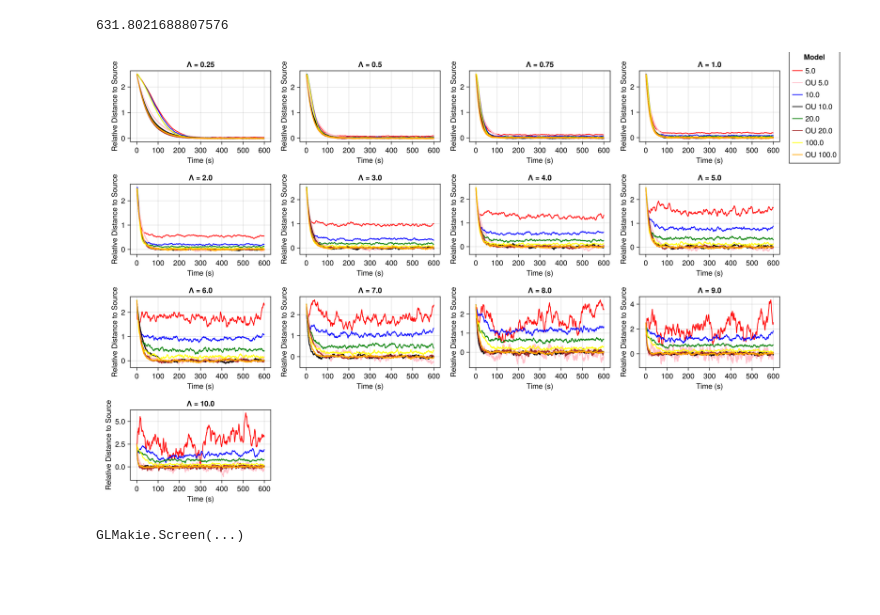
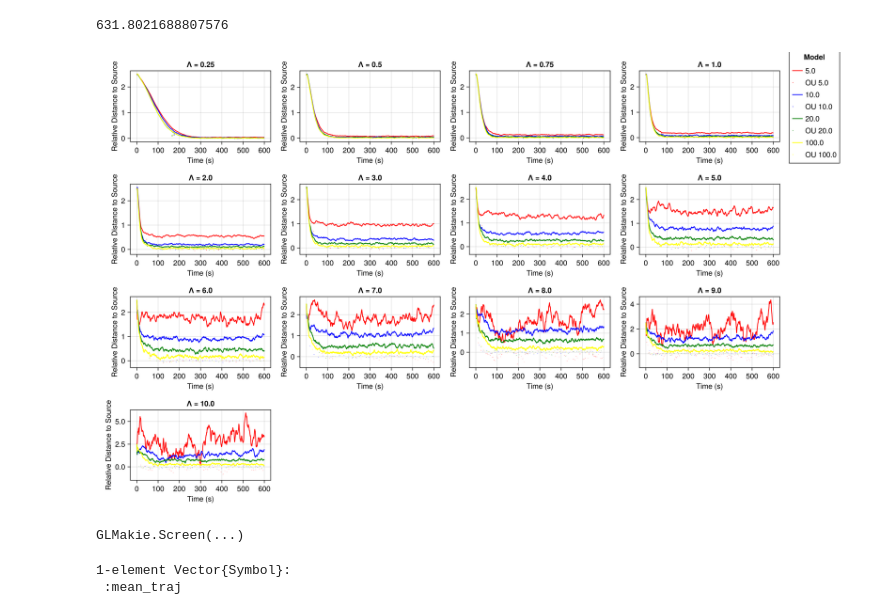
Before and after one commit to jmarib/CellBasedModels.jl, a Jupyter notebook: examples/OU_simulations.ipynb, the cells around one changed output. Drawn from its saved outputs; the diff is of its cells as text; code cells hidden in the pictures; blank space fills up the shorter version.

```diff
--- a/examples/OU_simulations.ipynb
+++ b/examples/OU_simulations.ipynb
@@ -140,7 +140,7 @@ thresholds = [40, 75, 275, 850]
 # thresholds = [275]
 # thresholds = [850]
 colors = [:red, :blue, :green, :yellow]
-colors_2 = [:pink, :black, :brown, :orange]
+# colors_2 = [:pink, :black, :brown, :orange]
 
 # Create a macrofigure with a grid layout
 rows = 4
@@ -164,7 +164,6 @@ for (idx, lambda) in enumerate(lambdas)
         df = combined_dfs[(v, lambda)]
 
         color = colors[v_idx]
-        color_2 = colors_2[v_idx]
 
         mean_x = Float64[]
         mean_y = Float64[]
@@ -211,37 +210,42 @@ for (idx, lambda) in enumerate(lambdas)
 
         for i in 1:length(grouped_t)
             data_1 = grouped_t[i]
             x = data_1.x ./l
             y = data_1.y ./l
 
             # r = sqrt.(data_1.x .^ 2 .+ data_1.y .^ 2)
             # rl = r ./l
 
             push!(mean_x, mean(x))
             push!(mean_y, mean(x))
         end
 
         mask = (mean_traj.lambda .== lambda) .& (mean_traj.v .== v)
 
         mean_OU = mean_traj.mean[mask]
         mean_OUl = mean_OU ./ l
         flat_vec = vcat(mean_OUl...)
 
         lines!(ax_x, (1:length(grouped_t))*0.1, mean_x, color = color, label = "$v")
-        lines!(ax_x, (1:length(flat_vec))*0.01, flat_vec, color = color_2, label = "OU $v")
+        lines!(ax_x, (1:length(flat_vec))*0.01, flat_vec, color = color, linestyle = (:dot, 100), label = "OU $v")
 
 
         if idx == 13 & v_idx == 4
             fig2[:,5] = Legend(fig2, ax_x, "Model")
         end
     end
 end
 
 display(fig2)
 # %% [output]
-[figure, old version]
+[figure, new version]
 GLMakie.Screen(...)
 # %%
 save("Plots/Fixed_source_model/OU/OU_all.png", fig2)
 # %%
 @save "mean_traj_OU.jld2" mean_traj
+# %%
+@load "mean_traj_OU.jld2" mean_traj
+# %% [output]
+1-element Vector{Symbol}:
+ :mean_traj
```
Also changed, not shown: 1 other file.
